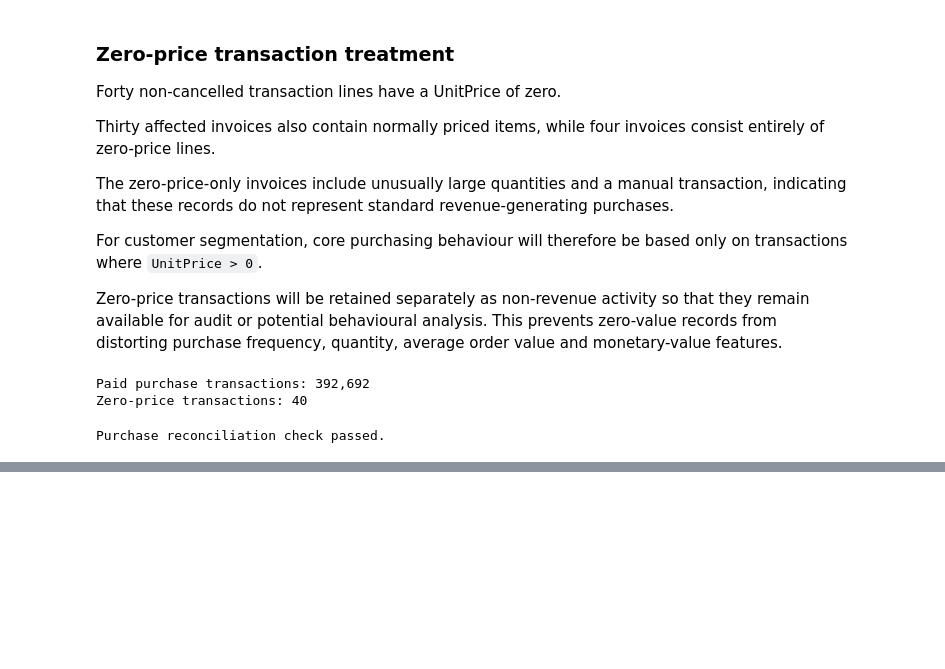
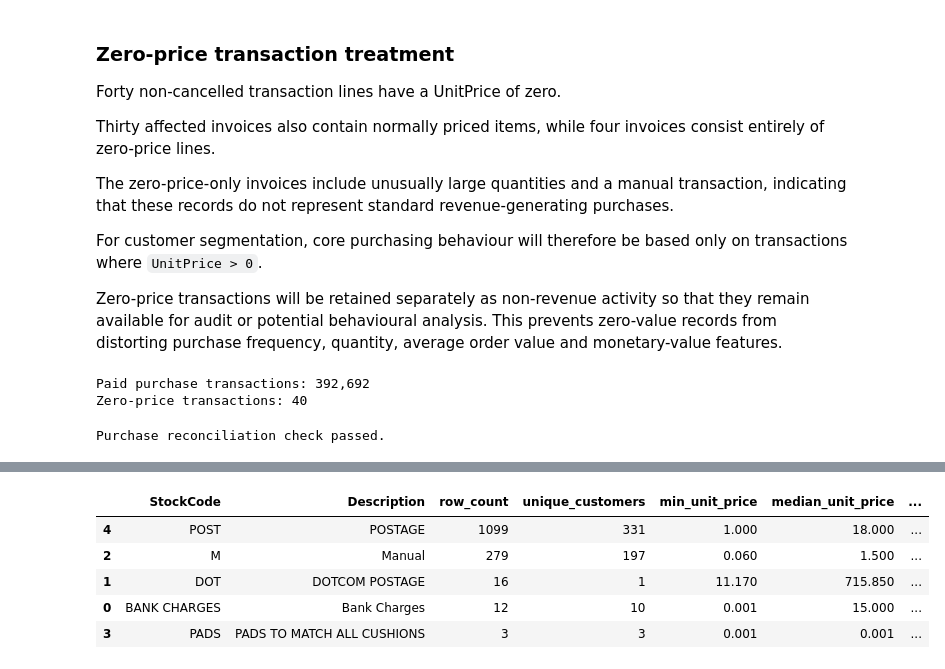
Before and after one commit to bukane123/azure-retail-customer-segmentation, a Jupyter notebook: notebooks/03_data_cleaning.ipynb, the cells around one changed output, grey strips where cells are left out. Cells and saved outputs as stored; diff of their text form; code cells hidden in the pictures; blank space fills up the shorter version.

```diff
--- a/notebooks/03_data_cleaning.ipynb
+++ b/notebooks/03_data_cleaning.ipynb
@@ -905,0 +979,19 @@ Purchase reconciliation check passed.
+# %%
+# Identify stock codes that contain no numeric characters.
+# These may represent administrative charges, manual adjustments,
+# postage or other non-merchandise transaction types.
+
+special_stock_mask = (
+    ~df_paid_purchases["StockCode"]
+    .astype("string")
+    .str.contains(r"\d", na=False)
+)
+
+special_stock_rows = df_paid_purchases.loc[
+    special_stock_mask
+].copy()
+
+print(
+    f"Transactions with non-standard stock codes: "
+    f"{len(special_stock_rows):,}"
+)
@@ -905,0 +1028,35 @@ Purchase reconciliation check passed.
+# %%
+# Calculate transaction value so that the financial significance of each
+# non-standard stock code can be assessed before determining its treatment.
+
+special_stock_rows["LineValue"] = (
+    special_stock_rows["Quantity"] *
+    special_stock_rows["UnitPrice"]
+)
+
+special_stock_value_summary = (
+    special_stock_rows
+    .groupby(
+        ["StockCode", "Description"],
+        dropna=False
+    )
+    .agg(
+        row_count=("InvoiceNo", "size"),
+        unique_customers=("CustomerID", "nunique"),
+        min_unit_price=("UnitPrice", "min"),
+        median_unit_price=("UnitPrice", "median"),
+        max_unit_price=("UnitPrice", "max"),
+        total_value=("LineValue", "sum")
+    )
+    .reset_index()
+    .sort_values("total_value", ascending=False)
+)
+
+display(special_stock_value_summary)
+# %% [output]
+|  | StockCode | Description | row_count | unique_customers | min_unit_price | median_unit_price | ... |
+| 4 | POST | POSTAGE | 1099 | 331 | 1.000 | 18.000 | ... |
+| 2 | M | Manual | 279 | 197 | 0.060 | 1.500 | ... |
+| 1 | DOT | DOTCOM POSTAGE | 16 | 1 | 11.170 | 715.850 | ... |
+| 0 | BANK CHARGES | Bank Charges | 12 | 10 | 0.001 | 15.000 | ... |
+| 3 | PADS | PADS TO MATCH ALL CUSHIONS | 3 | 3 | 0.001 | 0.001 | ... |
```
Also changed, not shown: parts of 38 cells of this notebook, 12 other files.
